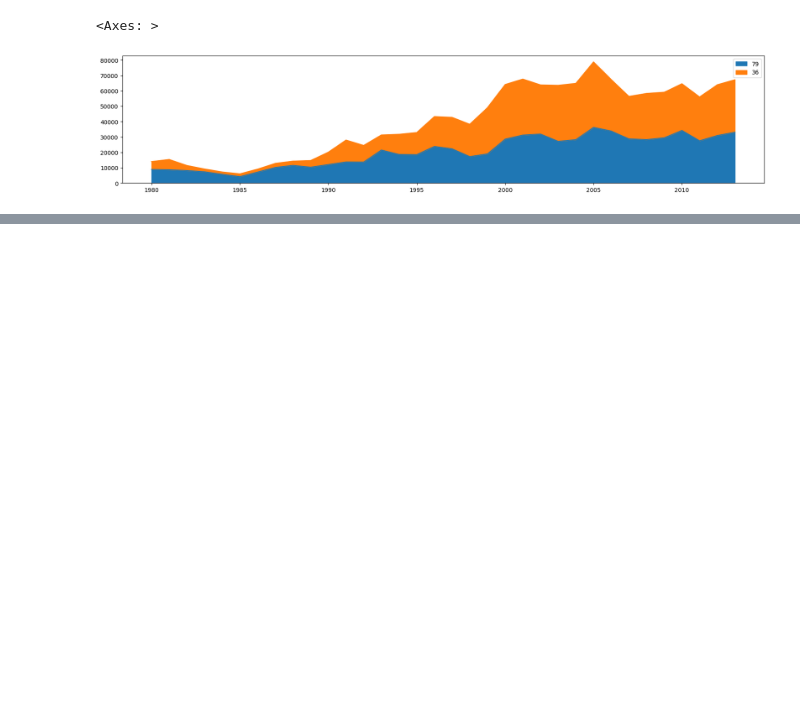
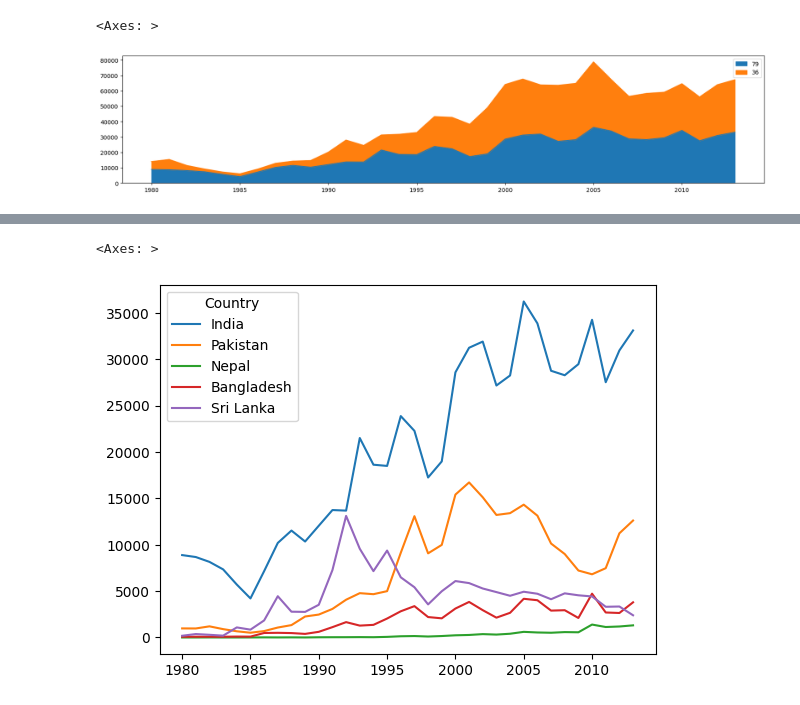
Before and after one commit to Vinayak0807/digipodium, a Jupyter notebook: data analysis/panda_basic.ipynb, the cells around one changed output, grey strips where cells are left out. Cells and saved outputs as stored; diff of their text form; code cells hidden in the pictures; blank space fills up the shorter version.

```diff
--- a/data analysis/panda_basic.ipynb
+++ b/data analysis/panda_basic.ipynb
@@ -388,0 +413,6 @@ df.loc[[79,36],years].T.plot(kind='area',figsize=(20,4))
+# %%
+countries =['India','Pakistan','Nepal','Bangladesh','Sri Lanka']
+df.loc[countries,years].T.plot()
+# %% [output]
+<Axes: >
+[figure, added]
```
Also changed, not shown: parts of 11 cells of this notebook, 2 other files.
